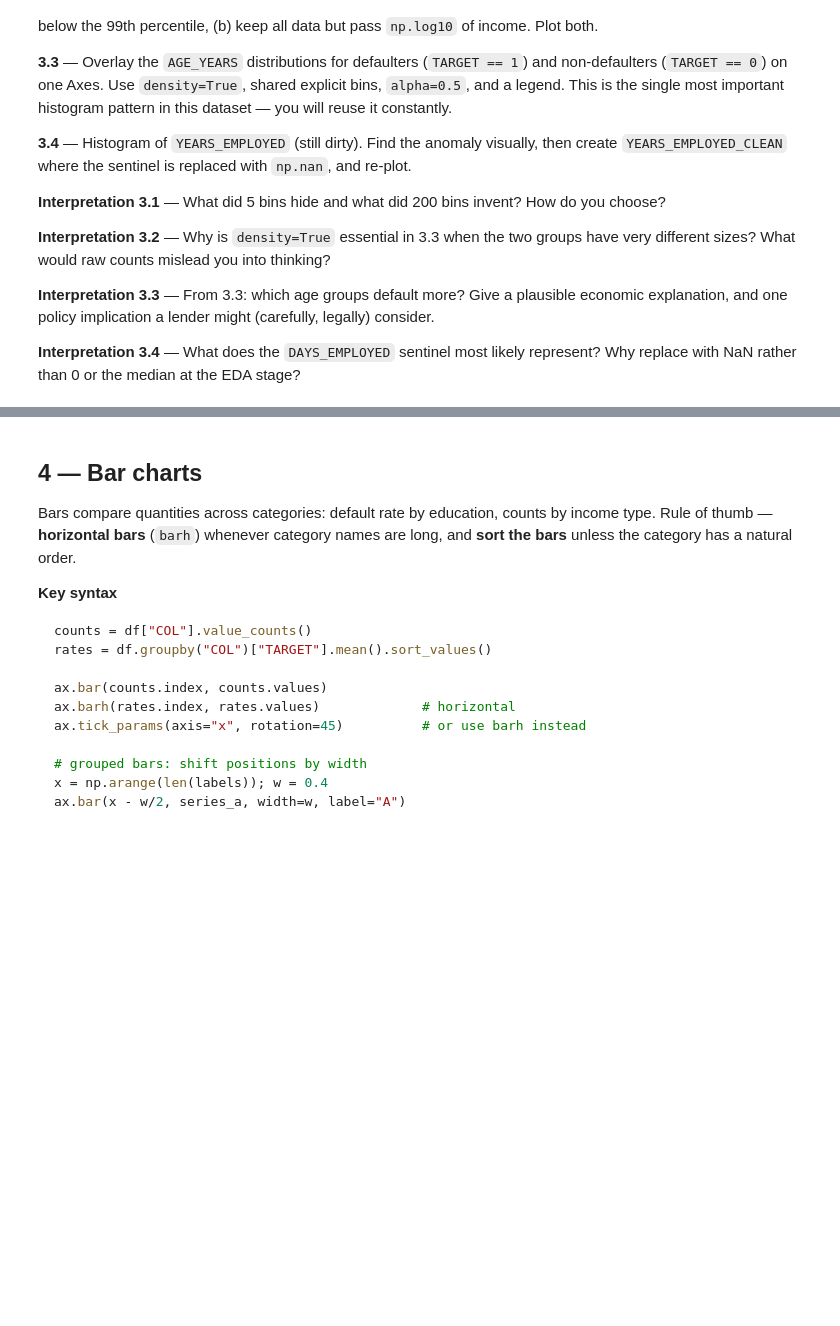
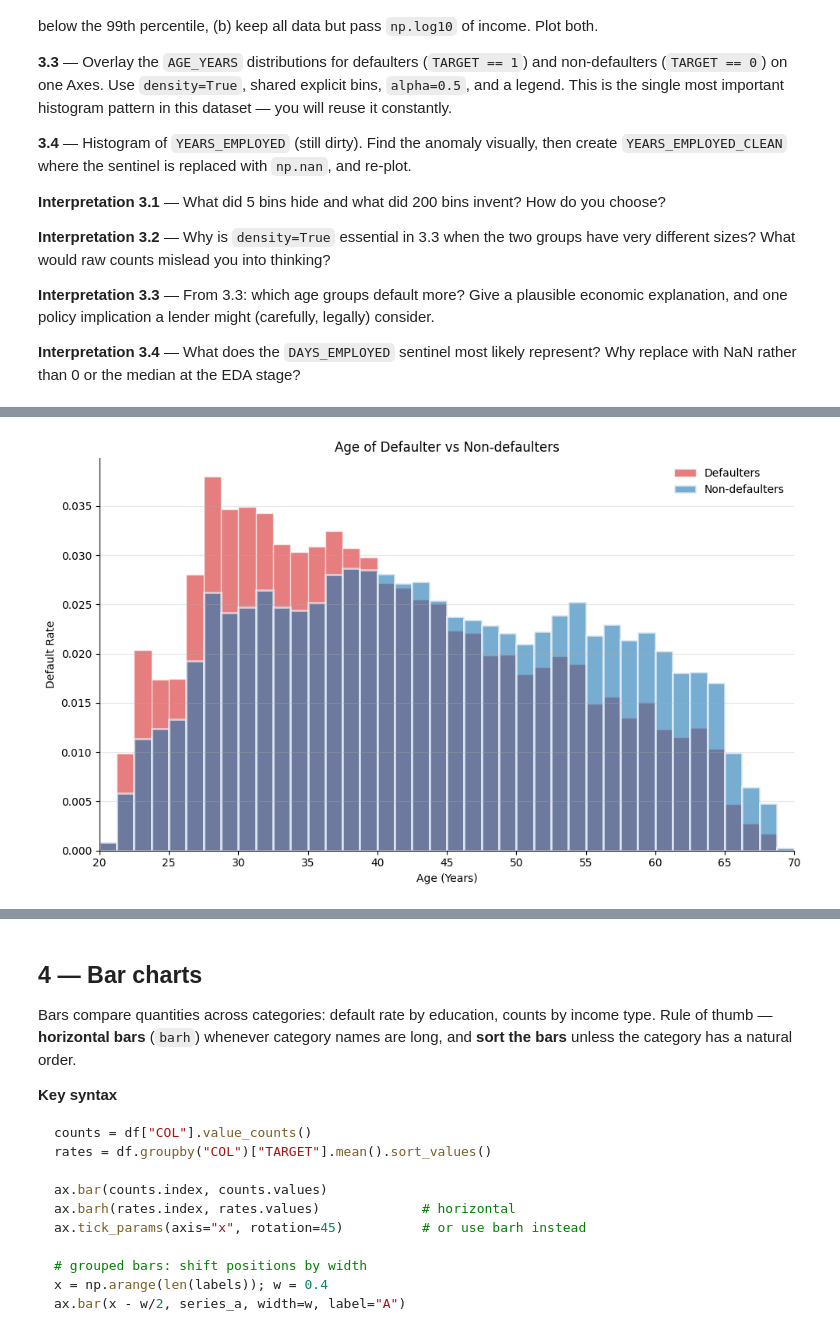
Before and after one commit to smallchuch/CreditRiskLearning, a Jupyter notebook: Learning Journey/1.5 Matplotlib + Seaborn/matplotlib_seaborn_practice_home_credit.ipynb, the cells around one changed output, grey strips where cells are left out. Saved outputs shown, nothing was run; the diff lists cells and outputs as text; code cells hidden in the pictures; blank space fills up the shorter version.

```diff
--- a/Learning Journey/1.5 Matplotlib + Seaborn/matplotlib_seaborn_practice_home_credit.ipynb
+++ b/Learning Journey/1.5 Matplotlib + Seaborn/matplotlib_seaborn_practice_home_credit.ipynb
@@ -383,4 +439,51 @@ ax2.hist(clipped_annual_income,
 # %%
 # Ex 3.3 — age distribution by TARGET (density, shared bins)
+
+fig, ax = plt.subplots(figsize=(10,6))
+bins = np.linspace(20, 70, 41)
+
+defaulters = -df['AGE_YEARS'][df['TARGET'] == 1]
+non_defaulters = -df['AGE_YEARS'][df['TARGET'] == 0]
+
+# defaulters.sample(5)
+# non_defaulters.sample(5)
+
+ax.hist(defaulters,
+        bins=bins,
+        alpha=0.6,
+        density=True,
+        label='Defaulters',
+        color='tab:red',
+        edgecolor = 'white'
+
+        )
+
+ax.hist(non_defaulters,
+        bins=bins,
+        alpha=0.6,
+        density=True,
+        label='Non-defaulters',
+        color='tab:blue',
+        edgecolor = 'white',
+        linewidth=2
+        )
+
+# Title + Label + Legend
+
+ax.legend(frameon=False)
+ax.set_title("Age of Defaulter vs Non-defaulters")
+ax.set_xlabel('Age (Years)')
+ax.set_ylabel('Default Rate')
+
+# Extras
+ax.set_xlim(20, 70)
+ax.xaxis.set_major_locator(mticker.MultipleLocator(5))
+ax.grid(axis="y", alpha=0.3)
+ax.spines[['top', 'right']].set_visible(False)
+
+
+fig.tight_layout()
+# %% [output]
+[figure, added]
 # %%
 # Ex 3.4 — find and clean the YEARS_EMPLOYED sentinel
```
Also changed, not shown: parts of 8 cells of this notebook, 1 other file.
